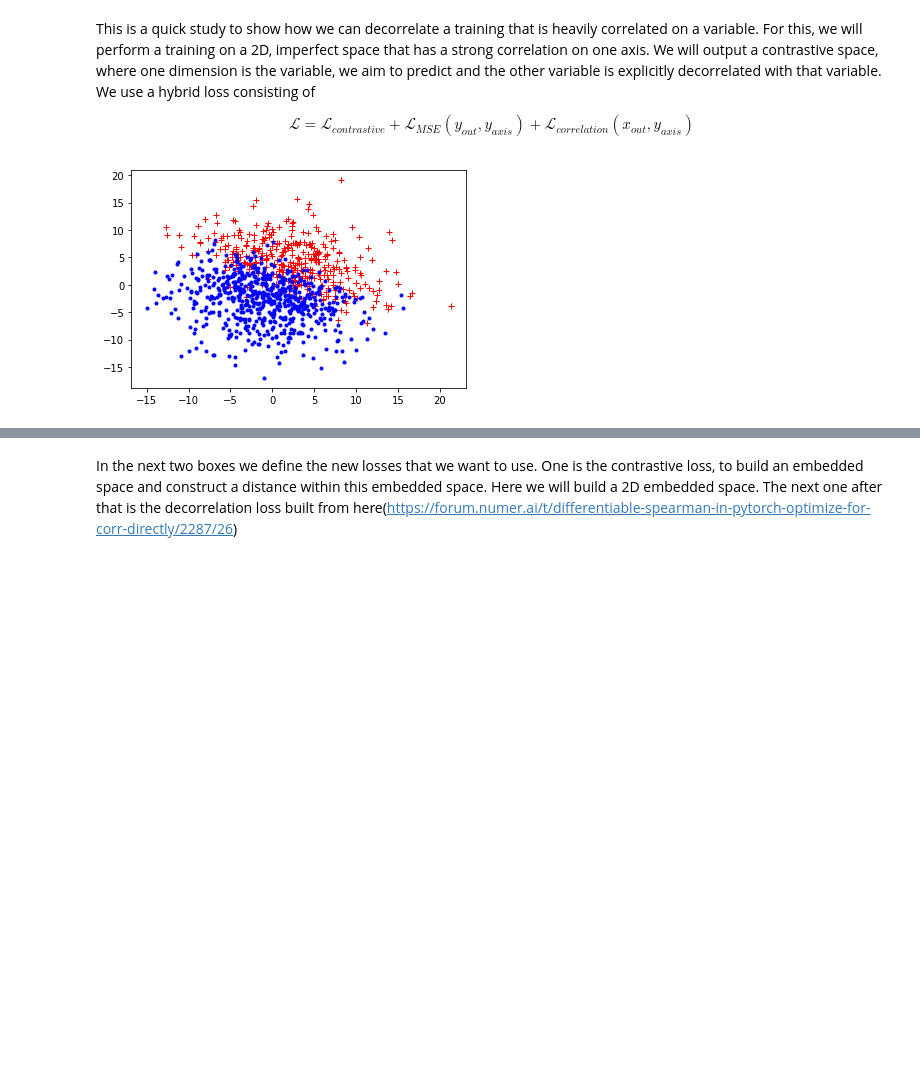
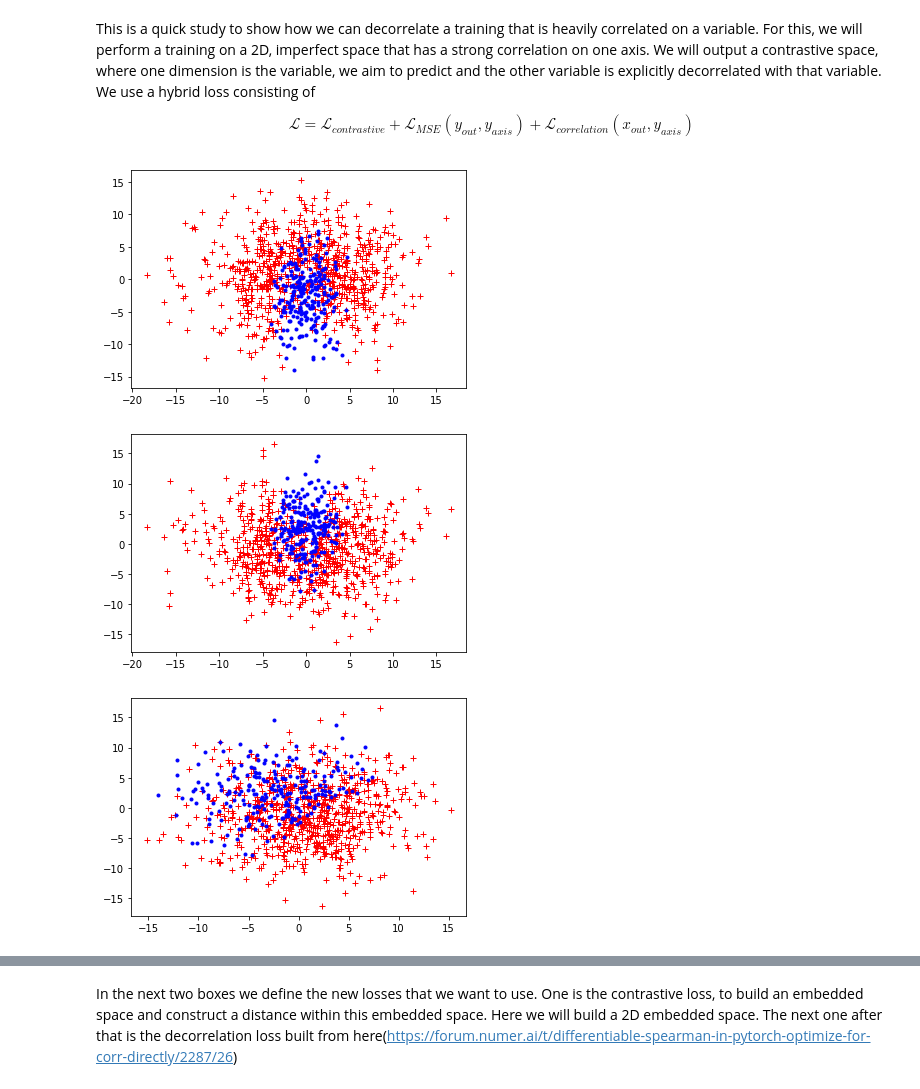
Before and after one commit to jeffkrupa/ContraDecorr, a Jupyter notebook: ContrastiveCorr.ipynb, the cells around one changed output, grey strips where cells are left out. Saved outputs shown, nothing was run; the diff lists cells and outputs as text; code cells hidden in the pictures; blank space fills up the shorter version.

```diff
--- a/ContrastiveCorr.ipynb
+++ b/ContrastiveCorr.ipynb
@@ -7,38 +7,52 @@ import numpy as np
 import matplotlib.pyplot as plt
 
 #sample
 npoints=1000
 #define points
 x1 = np.random.normal(0, 5, npoints) #mean, sigma, num_points
 x2 = np.random.normal(0, 5, npoints)
+x3 = np.random.normal(0, 5, npoints)
 
 #make a discriminator between two samples that is largely y-based (small x-y slope)
-mask_pos = x2 > (2. - 0.5*x1)
-mask_neg = x2 <= (2. - 0.5*x1)
+mask_pos = x2 >  (3. - x1*x1+x3)
+mask_neg = x2 <= (3. - x1*x1+x3)
 
 #now smear
-noise = 2. #sets the noise scale
+noise = 0. #sets the noise scale
 x1noise = np.random.normal(0, noise, npoints)
 x2noise = np.random.normal(0, noise, npoints)
+x3noise = np.random.normal(0, noise, npoints)
 x1 = x1 + x1noise
 x2 = x2 + x2noise
+x3 = x3 + x3noise
 
 # lets define a true boundary between the two classes
 x1_pos = x1[mask_pos]
 x2_pos = x2[mask_pos]
+x3_pos = x3[mask_pos]
 x1_neg = x1[mask_neg]
 x2_neg = x2[mask_neg]
+x3_neg = x3[mask_neg]
 
 #plot the lot
 plt.plot(x1_pos, x2_pos, 'r+')
 plt.plot(x1_neg, x2_neg, 'b.')
-x_list = [np.concatenate((x1_pos,x1_neg)),np.concatenate((x2_pos,x2_neg))]
+x_list = [np.concatenate((x1_pos,x1_neg)),np.concatenate((x2_pos,x2_neg)),np.concatenate((x3_pos,x3_neg))]
 y_list = [1.]*len(x1_pos) + [-1.]*len(x1_neg)
 #y_list = [1.]*len(x1_pos) + [0]*len(x1_neg)
+plt.show()
 
+plt.plot(x1_pos, x3_pos, 'r+')
+plt.plot(x1_neg, x3_neg, 'b.')
 plt.show()
+
+plt.plot(x2_pos, x3_pos, 'r+')
+plt.plot(x2_neg, x3_neg, 'b.')
+plt.show()
 # %% [output]
-[figure, old version]
+[figure, new version]
+[figure, added]
+[figure, added]
 # %%
 #now lets separate these guys with an NN to start with
 import torch
```
Also changed, not shown: parts of 10 cells of this notebook, 2 other files.
